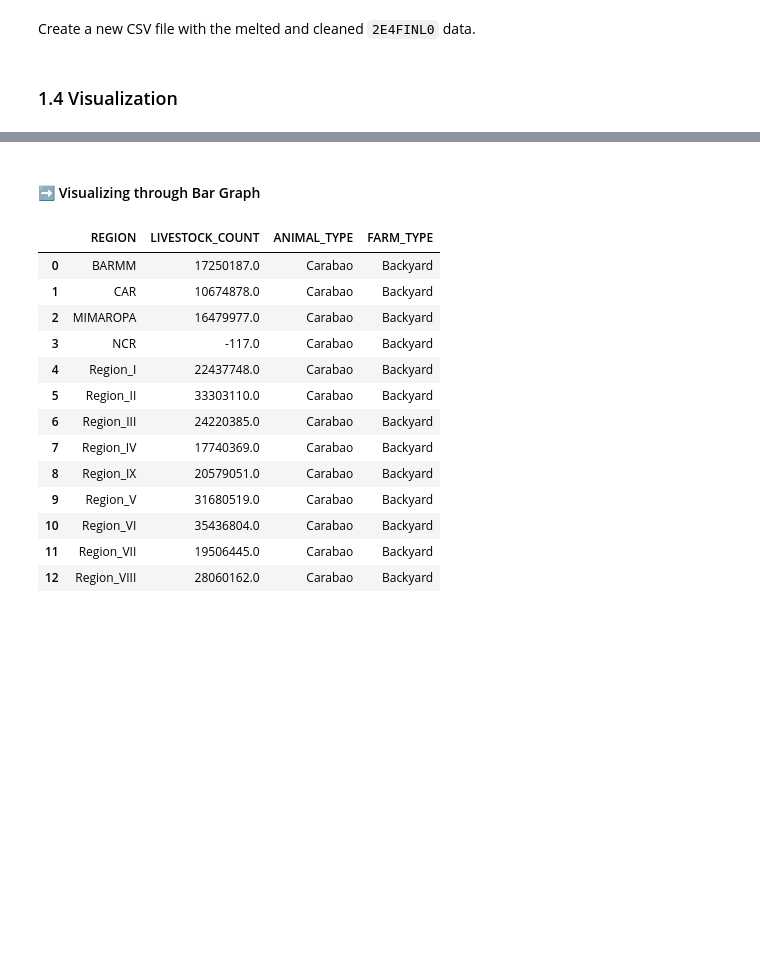
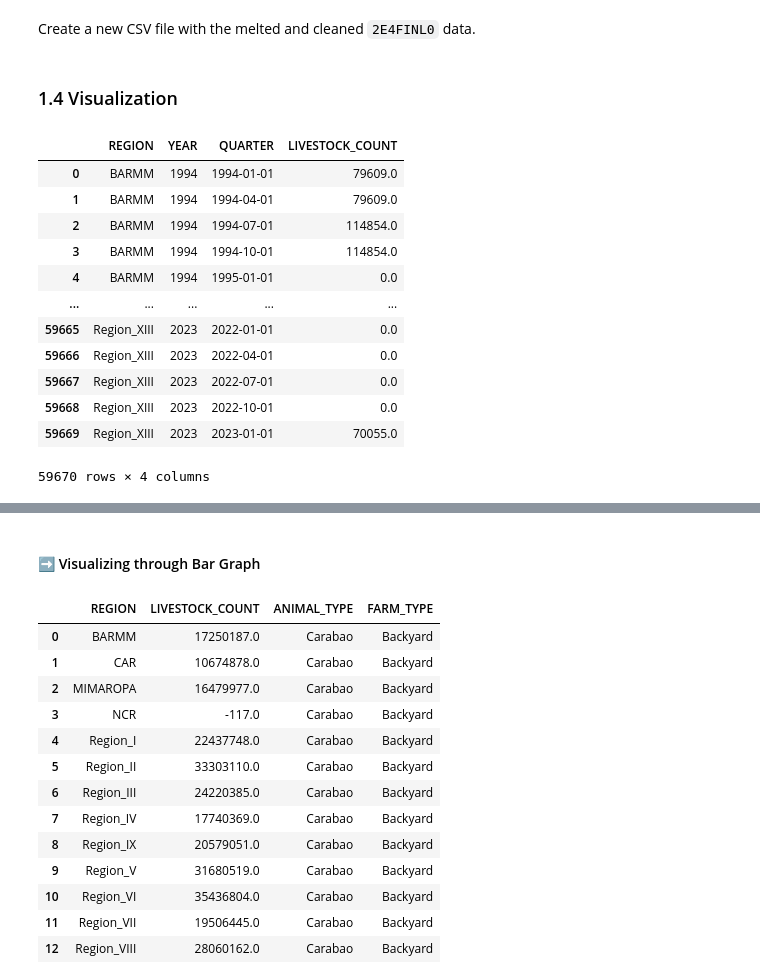
Before and after one commit to alpacaShiro/Livestock_Lifelines, a Jupyter notebook: Group2_4CSC_LivestockLifelines.ipynb, the cells around one changed output, grey strips where cells are left out. Drawn from its saved outputs; the diff is of its cells as text; code cells hidden in the pictures; blank space fills up the shorter version.

```diff
--- a/Group2_4CSC_LivestockLifelines.ipynb
+++ b/Group2_4CSC_LivestockLifelines.ipynb
@@ -827,3 +833,31 @@ Create a new CSV file with the melted and cleaned `2E4FINL0` data.
 # melted_livestock.to_csv('2E4FINL0_cleaned.csv', index=False)
 # %% [markdown]
 ### 1.4 Visualization
+# %%
+# Filter for 'Carabao' and 'Backyard' in the dataset
+filtered_df = melted_livestock[
+    (melted_livestock['ANIMAL_TYPE'] == 'Carabao') &
+    (melted_livestock['FARM_TYPE'] == 'Backyard')
+]
+
+# filtered_df.head(10)
+
+# Group data by REGION, YEAR, and QUARTER, summing the counts
+filtered_df['YEAR'] = pd.to_datetime(filtered_df['QUARTER']).dt.year
+grouped_df = filtered_df.groupby(['REGION', 'YEAR', 'QUARTER'])['LIVESTOCK_COUNT'].sum().reset_index()
+
+grouped_df
+# %% [output]
+|  | REGION | YEAR | QUARTER | LIVESTOCK_COUNT |
+| 0 | BARMM | 1994 | 1994-01-01 | 79609.0 |
+| 1 | BARMM | 1994 | 1994-04-01 | 79609.0 |
+| 2 | BARMM | 1994 | 1994-07-01 | 114854.0 |
+| 3 | BARMM | 1994 | 1994-10-01 | 114854.0 |
+| 4 | BARMM | 1994 | 1995-01-01 | 0.0 |
+| ... | ... | ... | ... | ... |
+| 59665 | Region_XIII | 2023 | 2022-01-01 | 0.0 |
+| 59666 | Region_XIII | 2023 | 2022-04-01 | 0.0 |
+| 59667 | Region_XIII | 2023 | 2022-07-01 | 0.0 |
+| 59668 | Region_XIII | 2023 | 2022-10-01 | 0.0 |
+| 59669 | Region_XIII | 2023 | 2023-01-01 | 70055.0 |
+59670 rows × 4 columns
```
Also changed, not shown: parts of 3 cells of this notebook.
